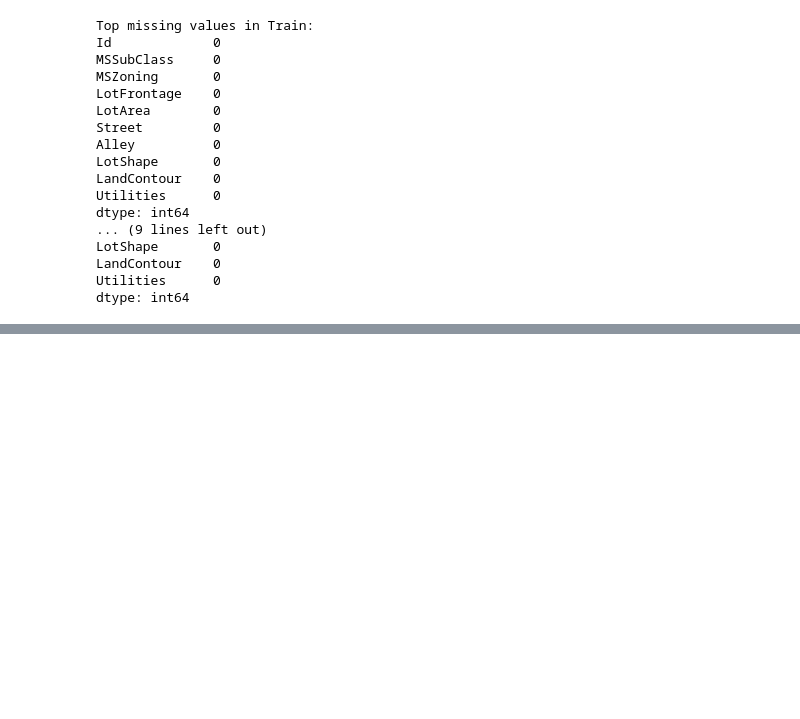
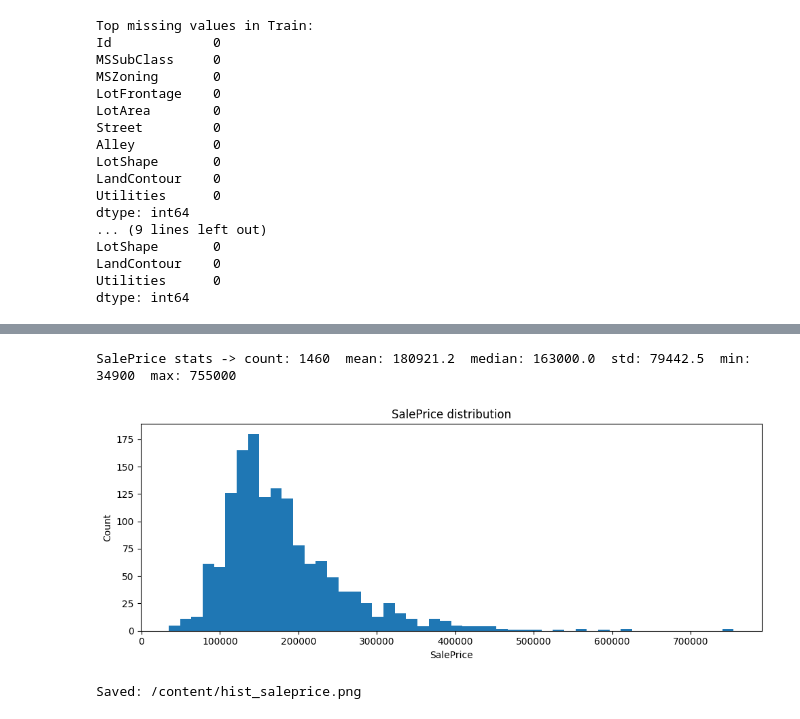
Before and after one commit to ranaosamaahmed37-cloud/AI_ITI_Project, a Jupyter notebook: project_iti_t8.ipynb, the cells around one changed output, grey strips where cells are left out. Drawn from its saved outputs; the diff is of its cells as text; code cells hidden in the pictures; blank space fills up the shorter version.

```diff
--- a/project_iti_t8.ipynb
+++ b/project_iti_t8.ipynb
@@ -157,0 +379,25 @@ dtype: int64
+# %%
+OUT_DIR = '/content'
+os.makedirs(OUT_DIR, exist_ok=True)
+
+if 'SalePrice' not in df.columns:
+    print("NOT FOUND ")
+else:
+    sp = df['SalePrice'].dropna()
+    print("SalePrice stats -> count:", sp.count(), " mean:", round(sp.mean(),2),
+          " median:", round(sp.median(),2), " std:", round(sp.std(),2),
+          " min:", int(sp.min()), " max:", int(sp.max()))
+    plt.figure(figsize=(10,4))
+    plt.hist(sp, bins=50)
+    plt.xlabel('SalePrice')
+    plt.ylabel('Count')
+    plt.title('SalePrice distribution')
+    plt.tight_layout()
+    p = os.path.join(OUT_DIR, 'hist_saleprice.png')
+    plt.savefig(p, dpi=150)
+    plt.show()
+    print("Saved:", p)
+# %% [output]
+SalePrice stats -> count: 1460  mean: 180921.2  median: 163000.0  std: 79442.5  min: 34900  max: 755000
+[figure, added]
+Saved: /content/hist_saleprice.png
```
Also changed, not shown: parts of 43 cells of this notebook.
